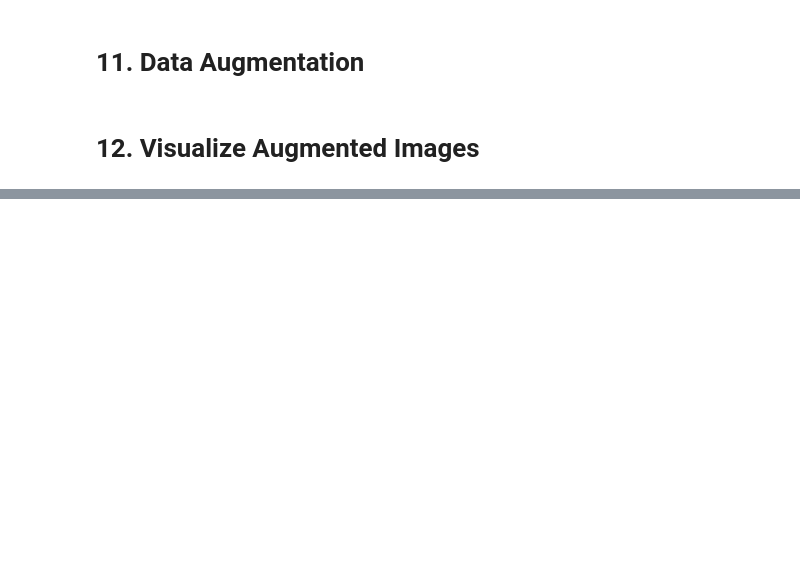
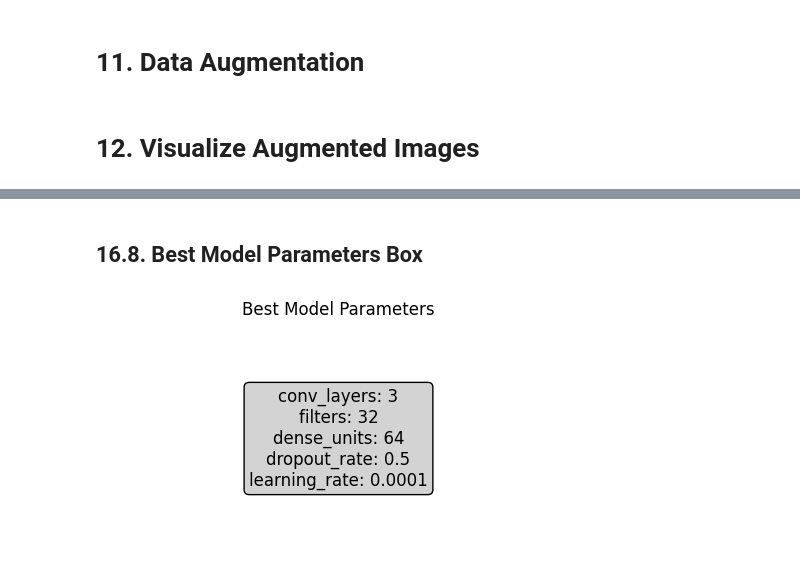
Before and after one commit to somayagalal/Kidney_stone_detection-, a Jupyter notebook: DL_Kidney_stone_detection.ipynb, the cells around one changed output, grey strips where cells are left out. Saved outputs shown, nothing was run; the diff lists cells and outputs as text; code cells hidden in the pictures; blank space fills up the shorter version.

```diff
--- a/DL_Kidney_stone_detection.ipynb
+++ b/DL_Kidney_stone_detection.ipynb
@@ -399,0 +548,27 @@ ResNet50: 0.5000
+# %% [markdown]
+## 16.8. Best Model Parameters Box
+# %%
+
+
+params_text = "\n".join([f"{key}: {value}" for key, value in best_params.items()])
+
+plt.figure(figsize=(6, 3))
+plt.text(
+    0.5,
+    0.5,
+    params_text,
+    fontsize=12,
+    ha="center",
+    va="center",
+    bbox=dict(
+        boxstyle="round",
+        facecolor="lightgray",
+        edgecolor="black"
+    )
+)
+
+plt.title("Best Model Parameters")
+plt.axis("off")
+plt.show()
+# %% [output]
+[figure, added]
```
Also changed, not shown: parts of 70 cells of this notebook, 3 other files.
